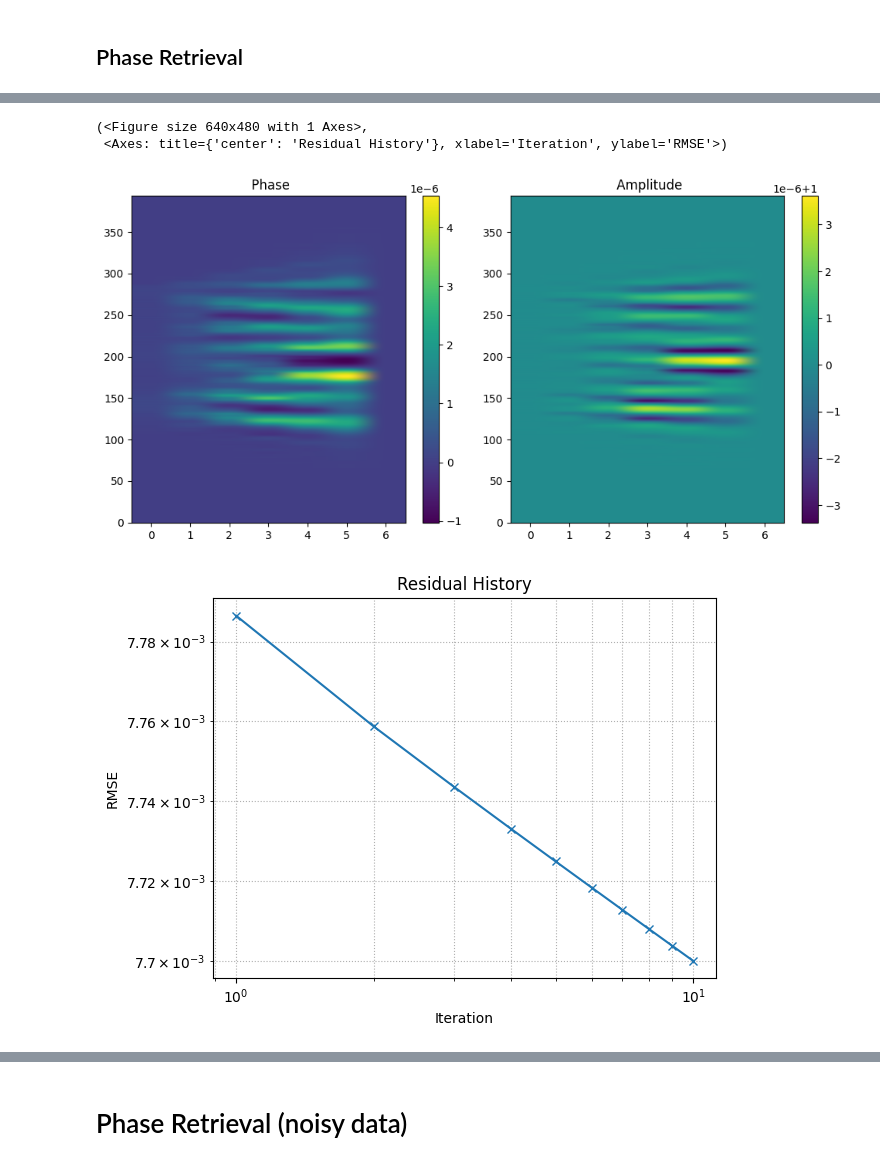
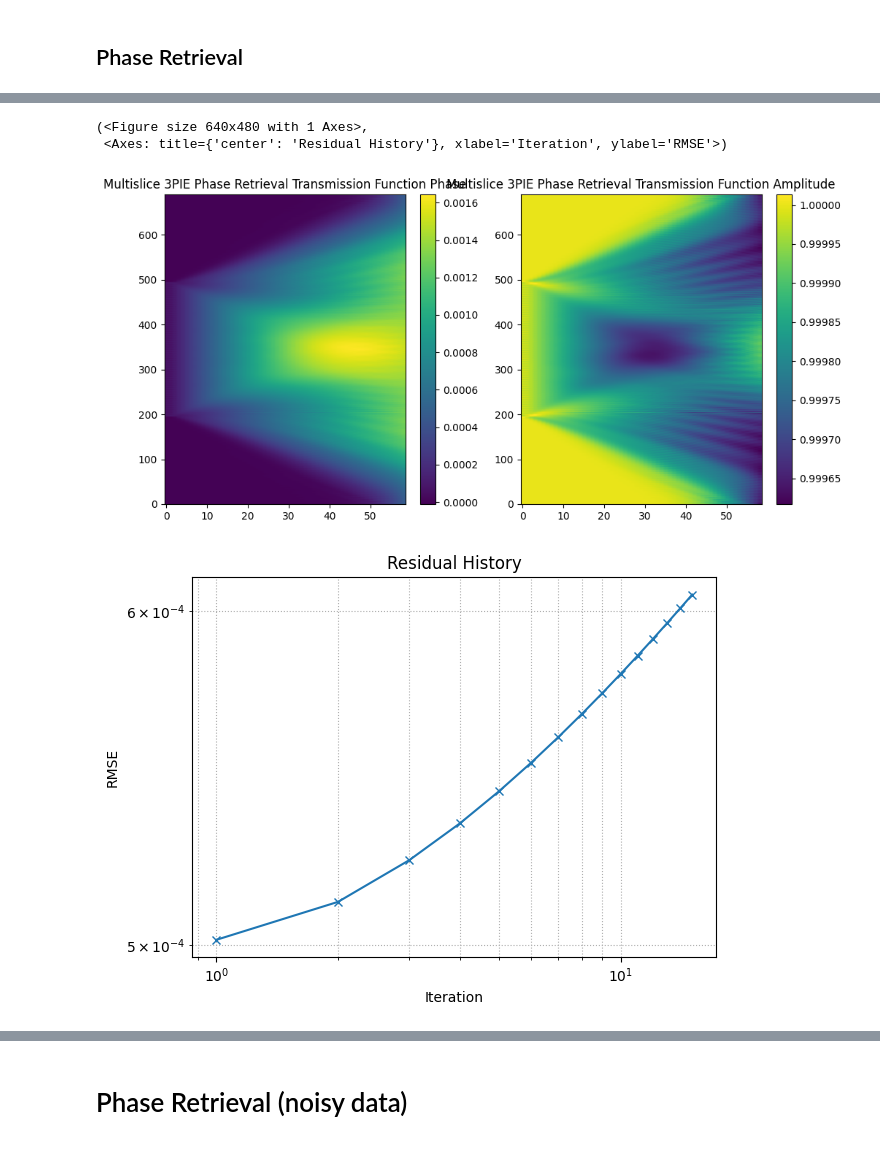
Before and after one commit to bryceshirley/thick_ptycho, a Jupyter notebook: notebooks/2D_examples/1b_ms_pwe_comparison_nonsimple_object.ipynb, the cells around one changed output, grey strips where cells are left out. Drawn from its saved outputs; the diff is of its cells as text; code cells hidden in the pictures.

```diff
--- a/notebooks/2D_examples/1b_ms_pwe_comparison_nonsimple_object.ipynb
+++ b/notebooks/2D_examples/1b_ms_pwe_comparison_nonsimple_object.ipynb
@@ -181,7 +175,7 @@ Solution is a complex propagated field, shape:
 
 # --- Create Forward Model ---
 time_start = time.time()
-forward_model_pwe = ForwardModelPWEIterative(simulation_space,
+forward_model_pwe = PWEIterativeLUSolver(simulation_space,
                                 ptycho_object,
                                 ptycho_probes)
 
@@ -296,7 +257,7 @@ the system to be solved in reverse.
 complex_data = exit_waves_pwe
 # %%
 # Create MS Simulation Space
-dz = wavelength * 16 # For multi-slice, keep dz larger to reduce number of slices
+dz = wavelength*2 # For multi-slice, keep dz larger to reduce number of slices
 nz = int(z_range / dz)
 discrete_dimensions = (int(min_nx * pad_factor), nz)
 
@@ -395,10 +355,10 @@ data = intensities_pwe
 
 recon_ms = ReconstructorMS(simulation_space_ms, data, phase_retrieval=True, verbose=True)
 time_start = time.time()
-n_est_ms, residual_ms = recon_ms.reconstruct(max_iters=10,alpha_obj=1e-4)
+obj_est_ms_phase_recon, residual_ms = recon_ms.reconstruct(max_iters=15,alpha_obj=1e-4,simulate_refractive_index=False)
 time_end = time.time()
 print(f"Reconstruction time: {time_end - time_start:.2f} seconds")
-simulation_space_ms.viewer.plot_two_panels(n_est_ms,view="phase_amp")
+simulation_space_ms.viewer.plot_two_panels(obj_est_ms_phase_recon,view="phase_amp",title="Multislice 3PIE Phase Retrieval Transmission Function")
 simulation_space_ms.viewer.plot_residual(residual_ms)
 # %% [output]
 Initialized Multislice 3PIE Reconstructor.
@@ -416,7 +381,7 @@ Reconstruction time: 0.97 seconds
 (<Figure size 640x480 with 1 Axes>,
  <Axes: title={'center': 'Residual History'}, xlabel='Iteration', ylabel='RMSE'>)
-[figure, old version]
+[figure, new version]
-[figure, old version]
+[figure, new version]
 # %%
 recon_pwe = ReconstructorPWE(simulation_space, data, phase_retrieval=True, verbose=True)
 time_start = time.time()
```
Also changed, not shown: parts of 15 cells of this notebook, 30 other files.
